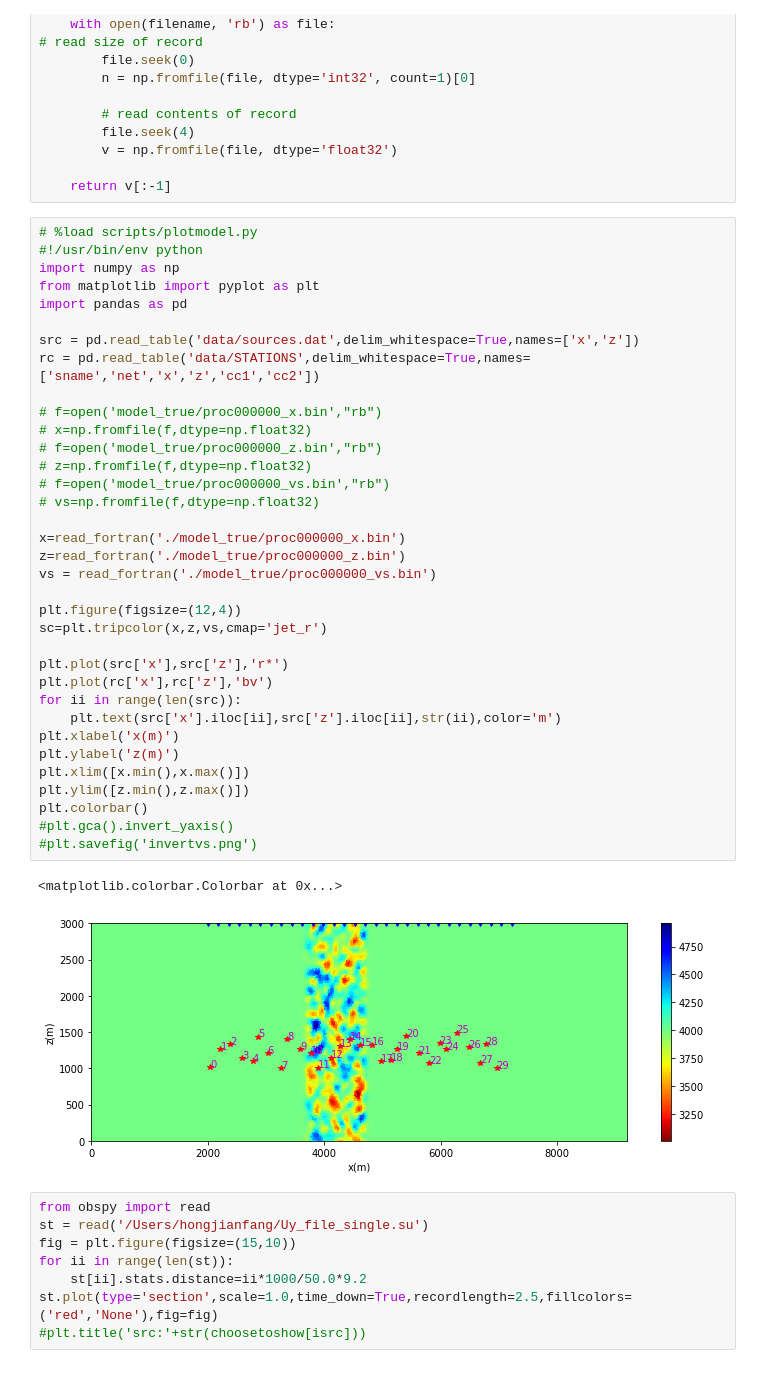
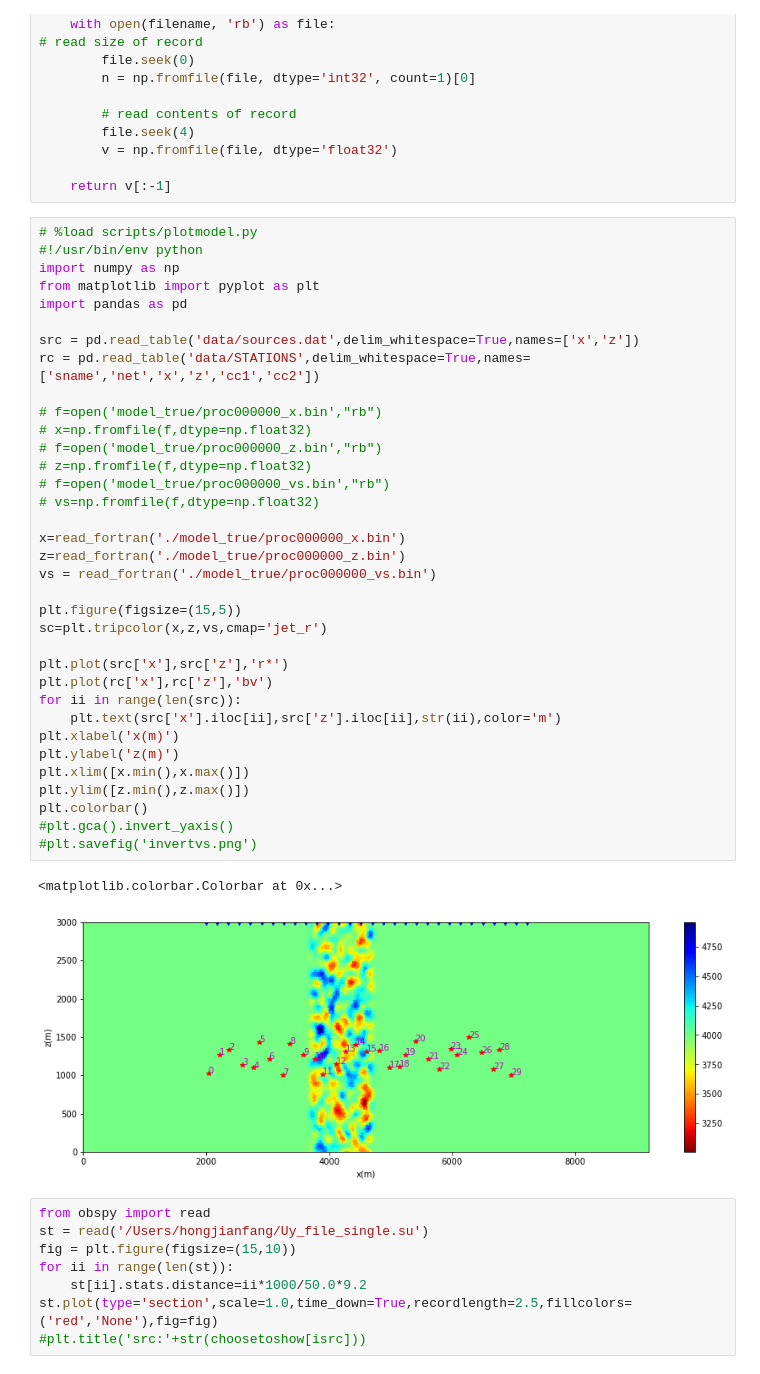
Before and after one commit to HongjianFang/ScatterTomo, a Jupyter notebook: scatterimaging.ipynb, the cells around one changed output. Drawn from its saved outputs; the diff is of its cells as text.

```diff
--- a/scatterimaging.ipynb
+++ b/scatterimaging.ipynb
@@ -20,35 +20,35 @@ import pandas as pd
 
 src = pd.read_table('data/sources.dat',delim_whitespace=True,names=['x','z'])
 rc = pd.read_table('data/STATIONS',delim_whitespace=True,names=['sname','net','x','z','cc1','cc2'])
 
 # f=open('model_true/proc000000_x.bin',"rb")
 # x=np.fromfile(f,dtype=np.float32)
 # f=open('model_true/proc000000_z.bin',"rb")
 # z=np.fromfile(f,dtype=np.float32)
 # f=open('model_true/proc000000_vs.bin',"rb")
 # vs=np.fromfile(f,dtype=np.float32)
 
 x=read_fortran('./model_true/proc000000_x.bin')
 z=read_fortran('./model_true/proc000000_z.bin')
 vs = read_fortran('./model_true/proc000000_vs.bin')
 
-plt.figure(figsize=(12,4))
+plt.figure(figsize=(15,5))
 sc=plt.tripcolor(x,z,vs,cmap='jet_r')
 
 plt.plot(src['x'],src['z'],'r*')
 plt.plot(rc['x'],rc['z'],'bv')
 for ii in range(len(src)):
     plt.text(src['x'].iloc[ii],src['z'].iloc[ii],str(ii),color='m')
 plt.xlabel('x(m)')
 plt.ylabel('z(m)')
 plt.xlim([x.min(),x.max()])
 plt.ylim([z.min(),z.max()])
 plt.colorbar()
 #plt.gca().invert_yaxis()
 #plt.savefig('invertvs.png')
 # %% [output]
 <matplotlib.colorbar.Colorbar at 0x...>
-[figure, old version]
+[figure, new version]
 # %%
 from obspy import read
 st = read('/Users/hongjianfang/Uy_file_single.su')
```
Also changed, not shown: parts of 17 cells of this notebook.
